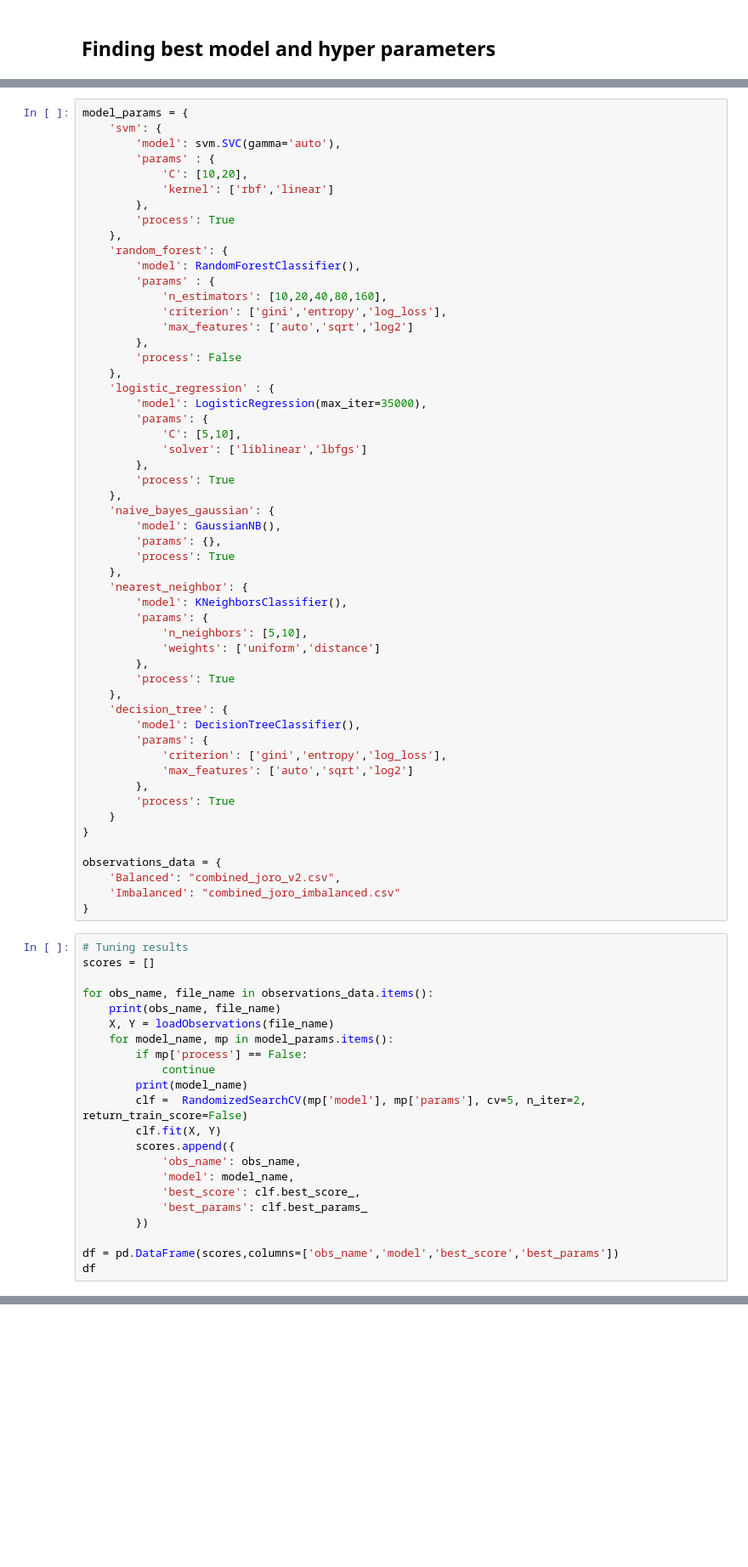
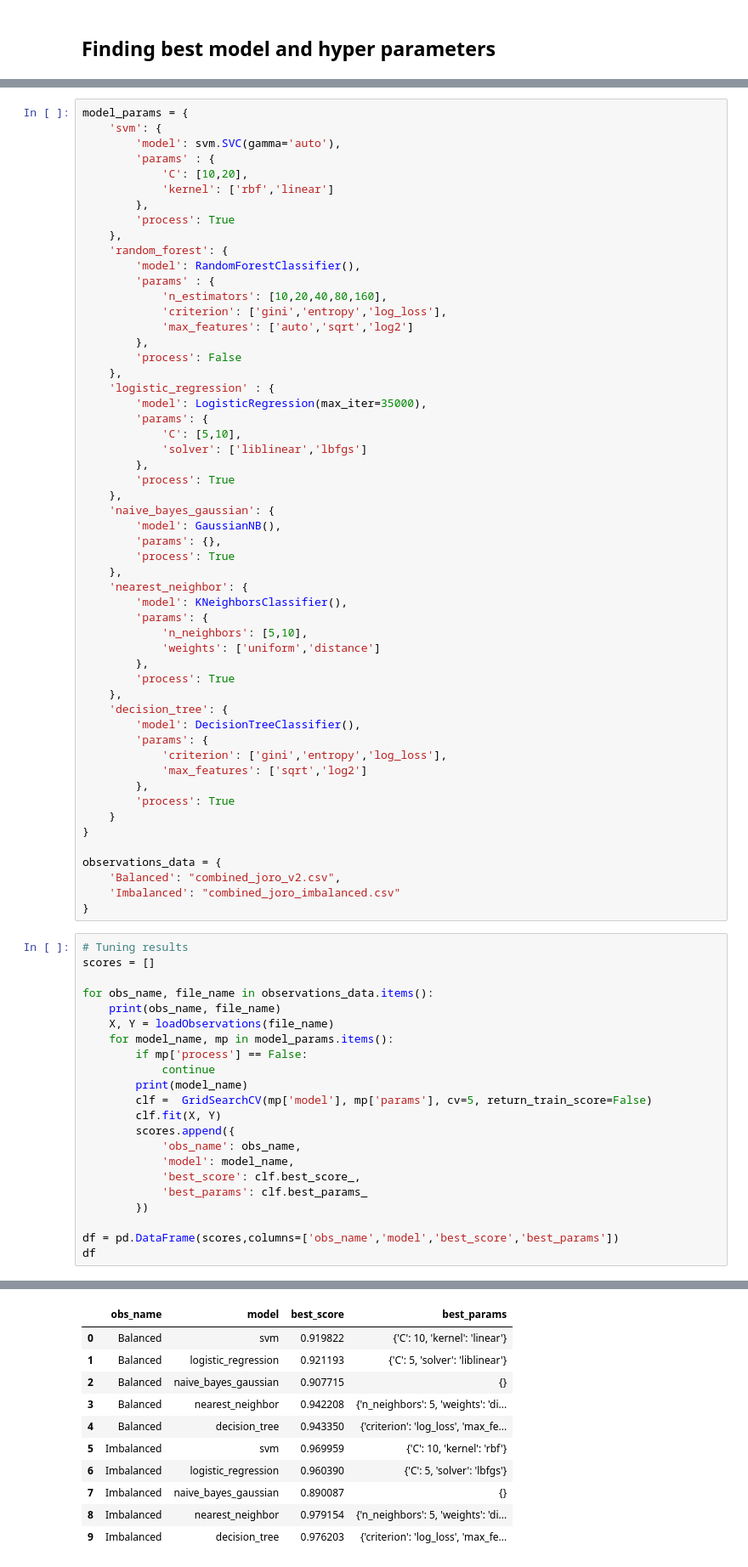
Before and after one commit to mrivasa/ds, a Jupyter notebook: hypertuning_kfold.ipynb, the cells around one changed output, grey strips where cells are left out. Shown at 85% size. Saved outputs shown, nothing was run; the diff lists cells and outputs as text; blank space fills up the shorter version.

```diff
--- a/hypertuning_kfold.ipynb
+++ b/hypertuning_kfold.ipynb
@@ -62,7 +62,7 @@ model_params = {
         'model': DecisionTreeClassifier(),
         'params': {
             'criterion': ['gini','entropy','log_loss'],
-            'max_features': ['auto','sqrt','log2']
+            'max_features': ['sqrt','log2']
         },
         'process': True
     }
@@ -83,7 +83,7 @@ for obs_name, file_name in observations_data.items():
         if mp['process'] == False:
             continue
         print(model_name)
-        clf =  RandomizedSearchCV(mp['model'], mp['params'], cv=5, n_iter=2, return_train_score=False)
+        clf =  GridSearchCV(mp['model'], mp['params'], cv=5, return_train_score=False)
         clf.fit(X, Y)
         scores.append({
             'obs_name': obs_name,
@@ -94,3 +94,4 @@ for obs_name, file_name in observations_data.items():
 
 df = pd.DataFrame(scores,columns=['obs_name','model','best_score','best_params'])
 df
+# %% [output]
@@ -96,0 +110,11 @@ df
+|  | obs_name | model | best_score | best_params |
+| 0 | Balanced | svm | 0.919822 | {'C': 10, 'kernel': 'linear'} |
+| 1 | Balanced | logistic_regression | 0.921193 | {'C': 5, 'solver': 'liblinear'} |
+| 2 | Balanced | naive_bayes_gaussian | 0.907715 | {} |
+| 3 | Balanced | nearest_neighbor | 0.942208 | {'n_neighbors': 5, 'weights': 'di... |
+| 4 | Balanced | decision_tree | 0.943350 | {'criterion': 'log_loss', 'max_fe... |
+| 5 | Imbalanced | svm | 0.969959 | {'C': 10, 'kernel': 'rbf'} |
+| 6 | Imbalanced | logistic_regression | 0.960390 | {'C': 5, 'solver': 'lbfgs'} |
+| 7 | Imbalanced | naive_bayes_gaussian | 0.890087 | {} |
+| 8 | Imbalanced | nearest_neighbor | 0.979154 | {'n_neighbors': 5, 'weights': 'di... |
+| 9 | Imbalanced | decision_tree | 0.976203 | {'criterion': 'log_loss', 'max_fe... |
```
Also changed, not shown: parts of 1 cell of this notebook, 1 other file.
